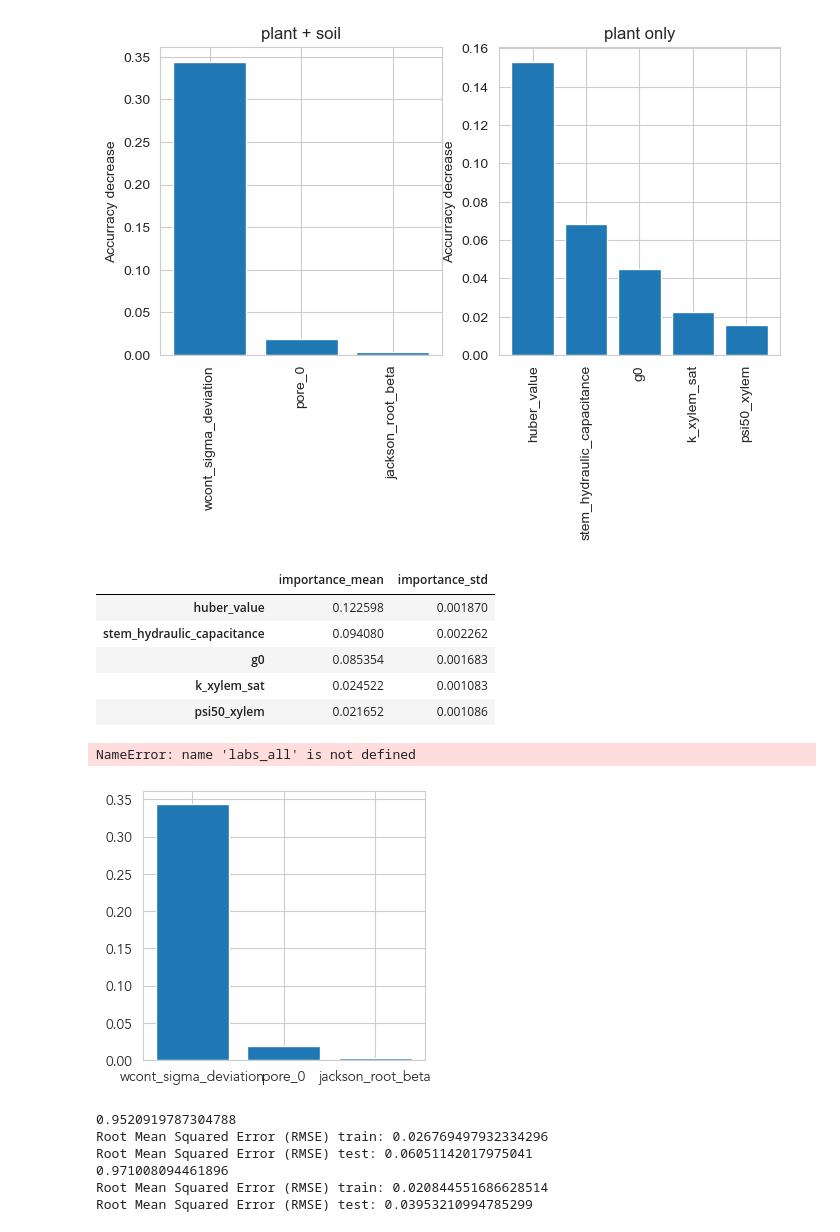
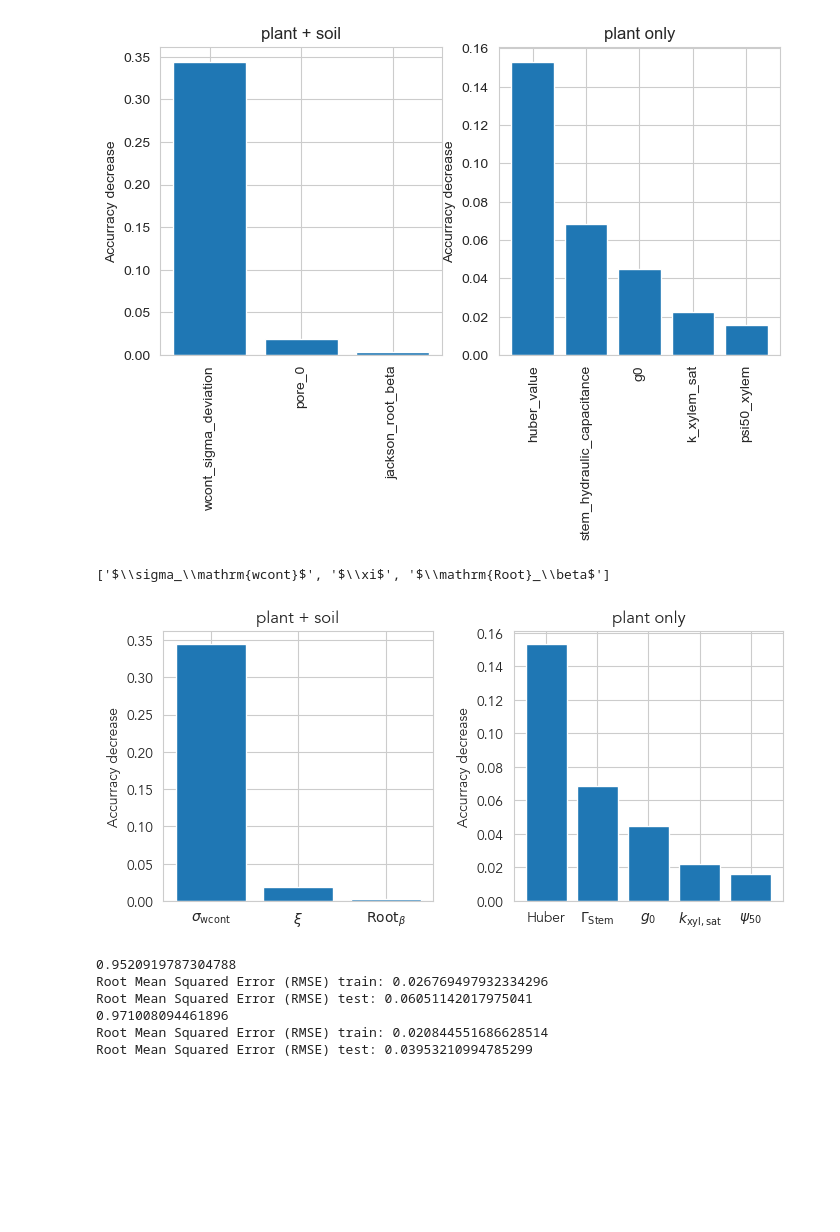
Before and after one commit to PhillipPapastefanou/SimPHony, a Jupyter notebook: appl/swiss/post_processing/ex_con/Figure_2_RF.ipynb, the cells around one changed output. Saved outputs shown, nothing was run; the diff lists cells and outputs as text; code cells hidden in the pictures; blank space fills up the shorter version.

```diff
--- a/appl/swiss/post_processing/ex_con/Figure_2_RF.ipynb
+++ b/appl/swiss/post_processing/ex_con/Figure_2_RF.ipynb
@@ -145,13 +141,24 @@ for i in range(0, len(imps)):
 plt.show()
 # %% [output]
 [figure]
+# %%
+label_dict  = {}
+label_dict['huber_value'] = r"Huber"
+label_dict['stem_hydraulic_capacitance'] = r"$\Gamma_\mathrm{Stem}$"
+label_dict['leaf_hydraulic_capacitance'] = r"$\Gamma_\mathrm{Leaf}$"
+label_dict['g0'] = r"$g_0$"
+label_dict['k_xylem_sat'] = r"$k_\mathrm{xyl, sat}$"
+label_dict['psi50_xylem'] = r"$\psi_{50}$"
+label_dict['wcont_sigma_deviation'] = r"$\sigma_\mathrm{wcont}$"
+label_dict['pore_0'] = r"$\xi$"
+label_dict['jackson_root_beta'] = r"$\mathrm{Root}_\beta$"
+label_dict['psi_close_50'] = r"$\psi_{close, 50}$"
 # %%
-imps[i][0:var_labs_size[i]]
+labs = imps[0][0:var_labs_size[i]].index.tolist()
-# %% [output]
-|  | importance_mean | importance_std |
-| huber_value | 0.122598 | 0.001870 |
-| stem_hydraulic_capacitance | 0.094080 | 0.002262 |
-| g0 | 0.085354 | 0.001683 |
-| k_xylem_sat | 0.024522 | 0.001083 |
-| psi50_xylem | 0.021652 | 0.001086 |
+# %%
+labs_tex = [label_dict[lab] for lab in labs]
+# %%
+labs_tex
+# %% [output]
+['$\\sigma_\\mathrm{wcont}$', '$\\xi$', '$\\mathrm{Root}_\\beta$']
 # %%
@@ -161,24 +168,26 @@ labs_plant =[ r"Huber", r"$g_0$",r"$\Gamma_\mathrm{Stem}$",r"$k_\mathrm{xyl}$",
 # %%
 plt.rcParams["font.family"] = "Avenir"
 var_labs_size = [3,5]
 title_labs  = ["plant + soil", "plant only"]
 fig = plt.figure(figsize=(8, 3.5))
 for i in range(0, len(imps)):
     ax = fig.add_subplot(1, 2, i+1)
     ax.bar(imps[i][0:var_labs_size[i]].index,imps[i][0:var_labs_size[i]]['importance_mean'])
-    if i == 0:
-        ax.set_xticklabels(labs_all)
-    else:
-        ax.set_xticklabels(labs_plant)
+
+    labs = imps[i][0:var_labs_size[i]].index.tolist()
+
+    labs_tex = [label_dict[lab] for lab in labs]
+
+    ax.set_xticklabels(labs_tex)
+
     ax.set_title(title_labs[i])
     ax.set_ylabel("Accurracy decrease")
 plt.subplots_adjust(wspace=0.3)
 
 plt.savefig(os.path.join(post_path, "F2_RF_classifier.png"), bbox_inches='tight', dpi=300)
 plt.show()
 # %% [output]
-NameError: name 'labs_all' is not defined
-[figure, old version]
+[figure, new version]
 # %%
 imps_regress = []
 from sklearn import metrics
```
Also changed, not shown: parts of 6 cells of this notebook, 3 other files.
